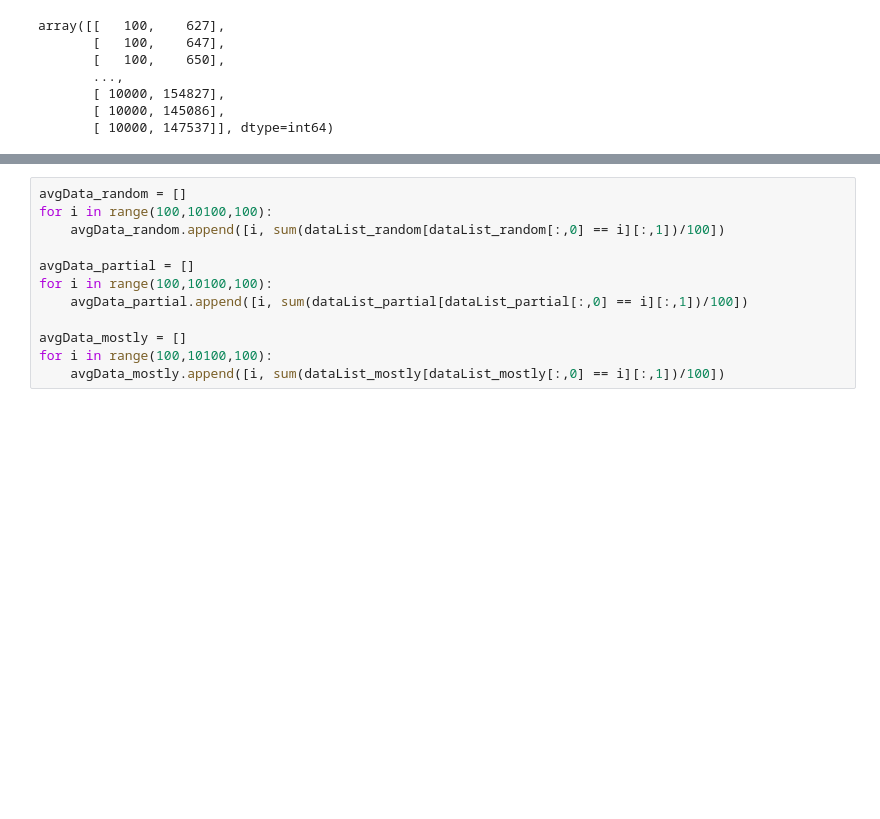
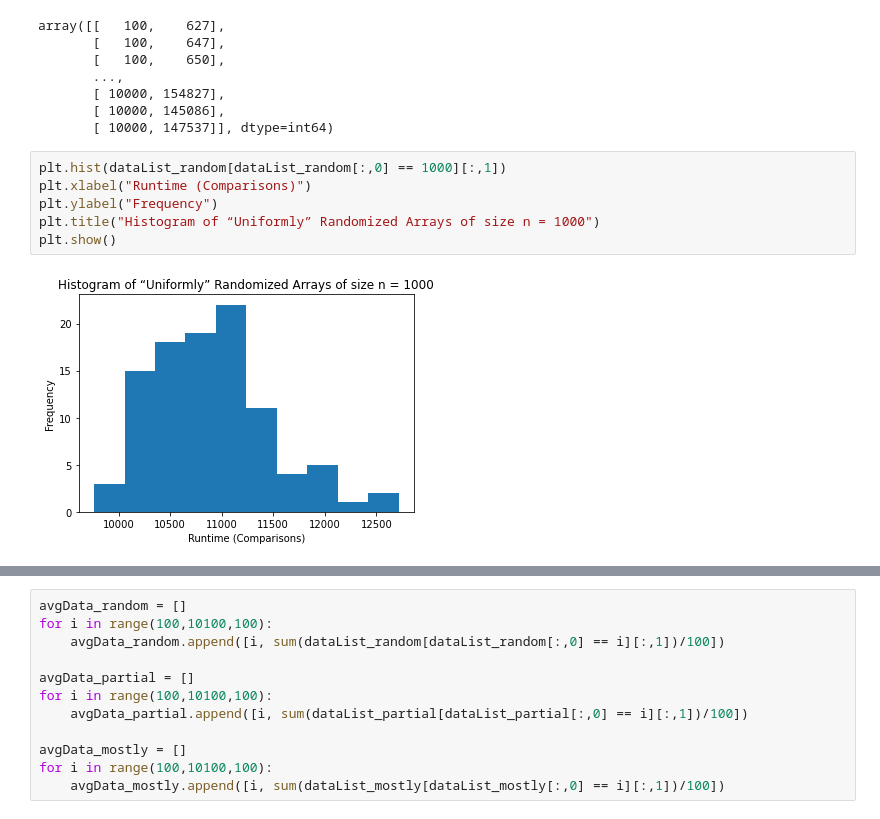
Before and after one commit to nathanielcrosby/QuickSort, a Jupyter notebook: optimized_graph.ipynb, the cells around one changed output, grey strips where cells are left out. Drawn from its saved outputs; the diff is of its cells as text; blank space fills up the shorter version.

```diff
--- a/optimized_graph.ipynb
+++ b/optimized_graph.ipynb
@@ -42,3 +42,11 @@ array([[   100,    627],
        [ 10000, 154827],
        [ 10000, 145086],
        [ 10000, 147537]], dtype=int64)
+# %%
+plt.hist(dataList_random[dataList_random[:,0] == 1000][:,1])
+plt.xlabel("Runtime (Comparisons)")
+plt.ylabel("Frequency")
+plt.title("Histogram of “Uniformly” Randomized Arrays of size n = 1000")
+plt.show()
+# %% [output]
+[figure, added]
```
Also changed, not shown: parts of 8 cells of this notebook, 1 other file.
